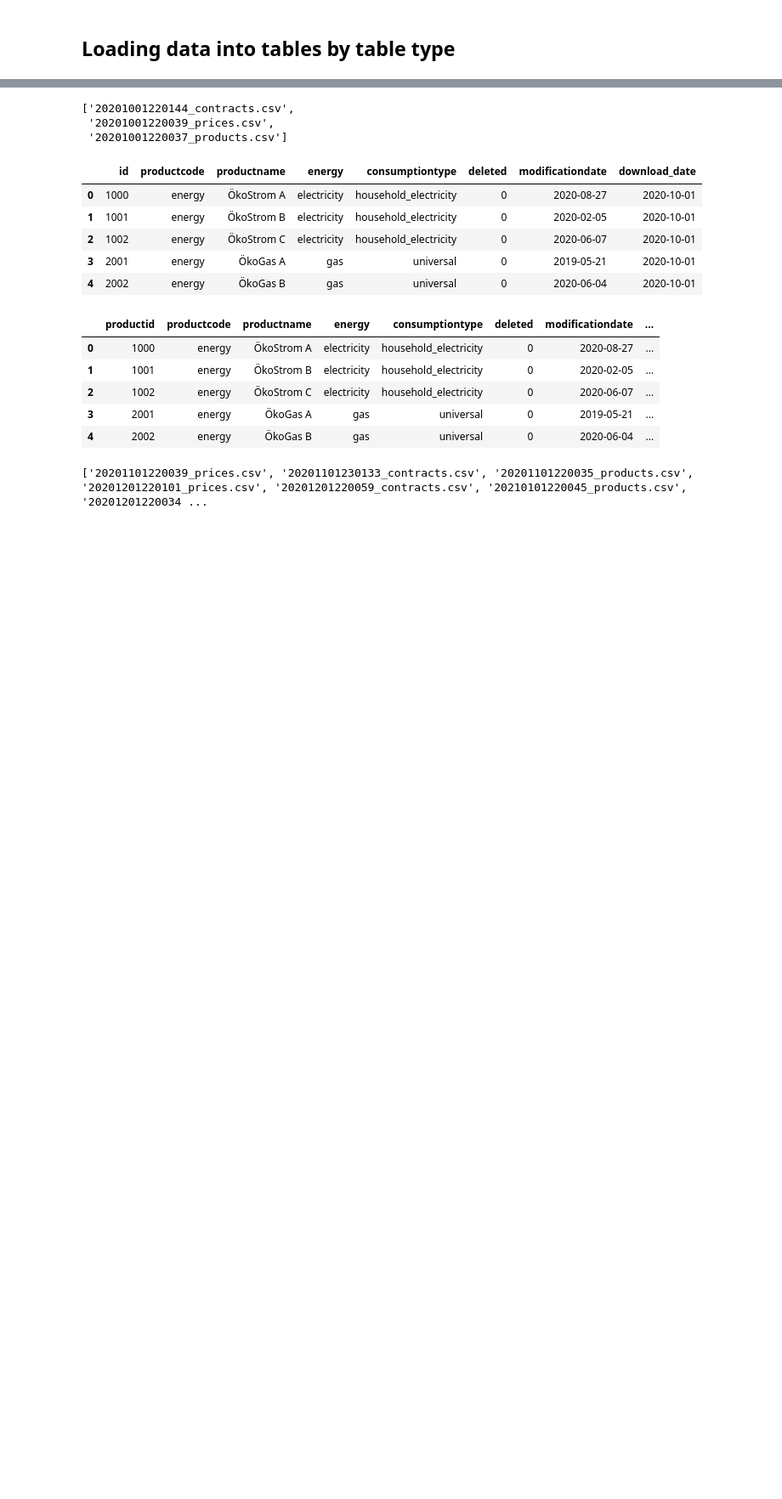
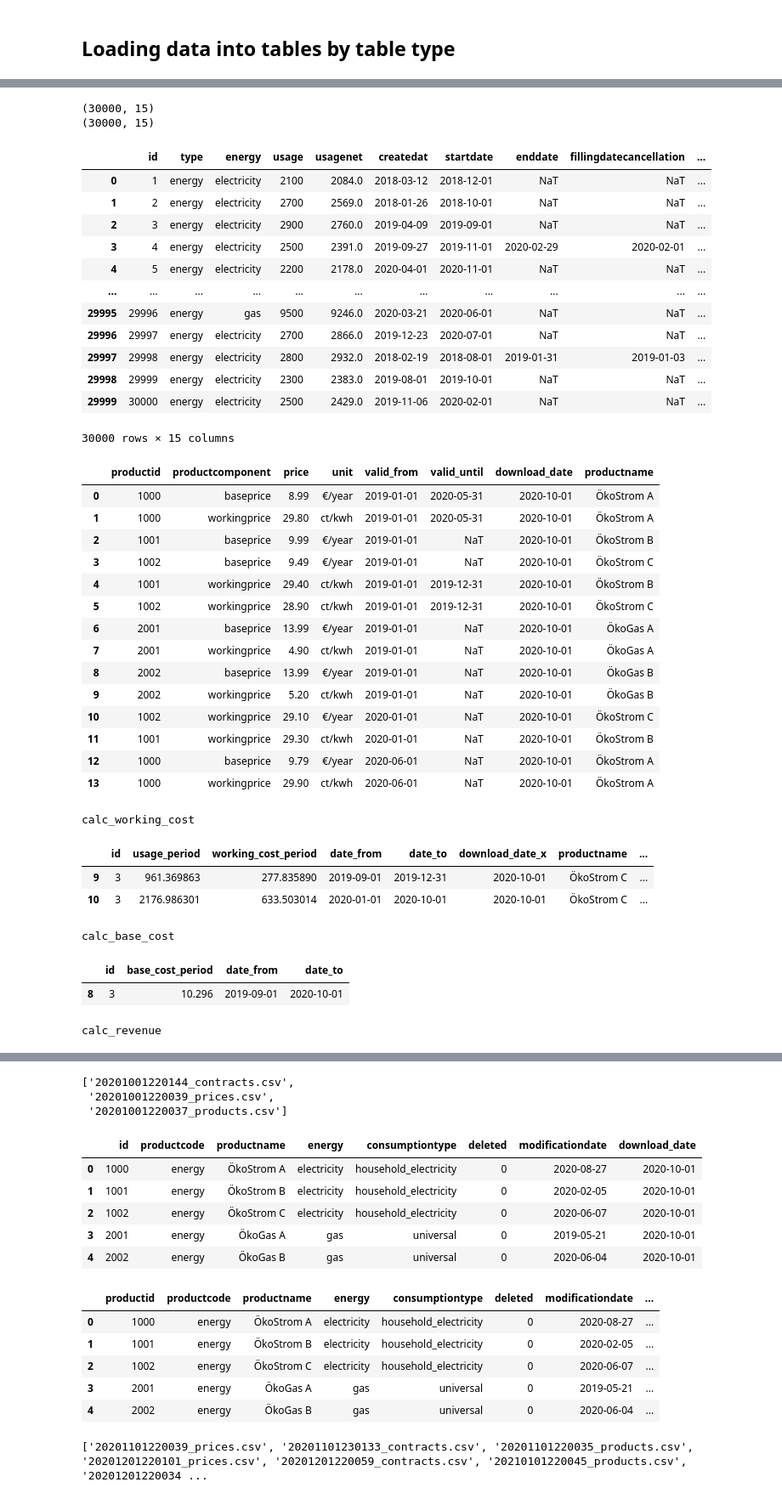
Before and after one commit to rpnorth/LichtBlick_Case_Study, a Jupyter notebook: 2_Create_new_table.ipynb, the cells around one changed output, grey strips where cells are left out. Shown: that part at 85% size. Saved outputs shown, nothing was run; the diff lists cells and outputs as text; code cells hidden in the pictures; blank space fills up the shorter version.

```diff
--- a/2_Create_new_table.ipynb
+++ b/2_Create_new_table.ipynb
@@ -15,7 +15,6 @@ plt.style.use('bmh')
 # %%
 path = './src_data/'
 file_list = os.listdir(path)
-
 
 class LoadDataTables():
     """
@@ -81,3 +80,25 @@ class LoadDataTables():
         # to avoid confusion, remove price id as it isn't used
         if 'id' in self.df_prices.columns:
             self.df_prices = self.df_prices.drop(columns=['id'])
+
+    def remove_outliers(self):
+        """
+        EDA found a strange value, since no info available, remove to be safe
+        """
+        self.df_contracts = self.df_contracts[self.df_contracts.usage < 1e8]
+
+    def remove_duplicate_contracts(self):
+        """
+        in case there is duplicated information, remove
+        """
+        print(self.df_contracts.shape)
+        self.df_contracts = self.df_contracts.drop_duplicates()
+        print(self.df_contracts.shape)
+
+    def run_load_data(self):
+        self.get_files_by_date()
+        self.load_data_tables()
+        self.fix_dates()
+        self.fix_fields()
+        self.remove_outliers()
+        self.remove_duplicate_contracts()
@@ -88,0 +229,55 @@ d_2020_10.download_date
+# %%
+d_2020_10 = CreateRevenueTable(download_date = '20201001')
+d_2020_10.run_load_data()
+display(d_2020_10.df_contracts)
+d_2020_10.join_price_product()
+d_2020_10.join_contract_price()
+d_2020_10.get_price_dates()
+d_2020_10.calc_working_cost()
+d_2020_10.calc_base_cost()
+
+# display(d_2020_10.df_base_cost)
+# display(d_2020_10.df_working_cost)
+
+d_2020_10.calc_revenue()
+d_2020_10.create_output_table()
+d_2020_10.df_output.query('id == 3')
+# %% [output]
+(30000, 15)
+(30000, 15)
+|  | id | type | energy | usage | usagenet | createdat | startdate | enddate | fillingdatecancellation | ... |
+| 0 | 1 | energy | electricity | 2100 | 2084.0 | 2018-03-12 | 2018-12-01 | NaT | NaT | ... |
+| 1 | 2 | energy | electricity | 2700 | 2569.0 | 2018-01-26 | 2018-10-01 | NaT | NaT | ... |
+| 2 | 3 | energy | electricity | 2900 | 2760.0 | 2019-04-09 | 2019-09-01 | NaT | NaT | ... |
+| 3 | 4 | energy | electricity | 2500 | 2391.0 | 2019-09-27 | 2019-11-01 | 2020-02-29 | 2020-02-01 | ... |
+| 4 | 5 | energy | electricity | 2200 | 2178.0 | 2020-04-01 | 2020-11-01 | NaT | NaT | ... |
+| ... | ... | ... | ... | ... | ... | ... | ... | ... | ... | ... |
+| 29995 | 29996 | energy | gas | 9500 | 9246.0 | 2020-03-21 | 2020-06-01 | NaT | NaT | ... |
+| 29996 | 29997 | energy | electricity | 2700 | 2866.0 | 2019-12-23 | 2020-07-01 | NaT | NaT | ... |
+| 29997 | 29998 | energy | electricity | 2800 | 2932.0 | 2018-02-19 | 2018-08-01 | 2019-01-31 | 2019-01-03 | ... |
+| 29998 | 29999 | energy | electricity | 2300 | 2383.0 | 2019-08-01 | 2019-10-01 | NaT | NaT | ... |
+| 29999 | 30000 | energy | electricity | 2500 | 2429.0 | 2019-11-06 | 2020-02-01 | NaT | NaT | ... |
+30000 rows × 15 columns
+|  | productid | productcomponent | price | unit | valid_from | valid_until | download_date | productname |
+| 0 | 1000 | baseprice | 8.99 | €/year | 2019-01-01 | 2020-05-31 | 2020-10-01 | ÖkoStrom A |
+| 1 | 1000 | workingprice | 29.80 | ct/kwh | 2019-01-01 | 2020-05-31 | 2020-10-01 | ÖkoStrom A |
+| 2 | 1001 | baseprice | 9.99 | €/year | 2019-01-01 | NaT | 2020-10-01 | ÖkoStrom B |
+| 3 | 1002 | baseprice | 9.49 | €/year | 2019-01-01 | NaT | 2020-10-01 | ÖkoStrom C |
+| 4 | 1001 | workingprice | 29.40 | ct/kwh | 2019-01-01 | 2019-12-31 | 2020-10-01 | ÖkoStrom B |
+| 5 | 1002 | workingprice | 28.90 | ct/kwh | 2019-01-01 | 2019-12-31 | 2020-10-01 | ÖkoStrom C |
+| 6 | 2001 | baseprice | 13.99 | €/year | 2019-01-01 | NaT | 2020-10-01 | ÖkoGas A |
+| 7 | 2001 | workingprice | 4.90 | ct/kwh | 2019-01-01 | NaT | 2020-10-01 | ÖkoGas A |
+| 8 | 2002 | baseprice | 13.99 | €/year | 2019-01-01 | NaT | 2020-10-01 | ÖkoGas B |
+| 9 | 2002 | workingprice | 5.20 | ct/kwh | 2019-01-01 | NaT | 2020-10-01 | ÖkoGas B |
+| 10 | 1002 | workingprice | 29.10 | €/year | 2020-01-01 | NaT | 2020-10-01 | ÖkoStrom C |
+| 11 | 1001 | workingprice | 29.30 | ct/kwh | 2020-01-01 | NaT | 2020-10-01 | ÖkoStrom B |
+| 12 | 1000 | baseprice | 9.79 | €/year | 2020-06-01 | NaT | 2020-10-01 | ÖkoStrom A |
+| 13 | 1000 | workingprice | 29.90 | ct/kwh | 2020-06-01 | NaT | 2020-10-01 | ÖkoStrom A |
+calc_working_cost
+|  | id | usage_period | working_cost_period | date_from | date_to | download_date_x | productname | ... |
+| 9 | 3 | 961.369863 | 277.835890 | 2019-09-01 | 2019-12-31 | 2020-10-01 | ÖkoStrom C | ... |
+| 10 | 3 | 2176.986301 | 633.503014 | 2020-01-01 | 2020-10-01 | 2020-10-01 | ÖkoStrom C | ... |
+calc_base_cost
+|  | id | base_cost_period | date_from | date_to |
+| 8 | 3 | 10.296 | 2019-09-01 | 2020-10-01 |
+calc_revenue
```
Also changed, not shown: parts of 10 cells of this notebook.
